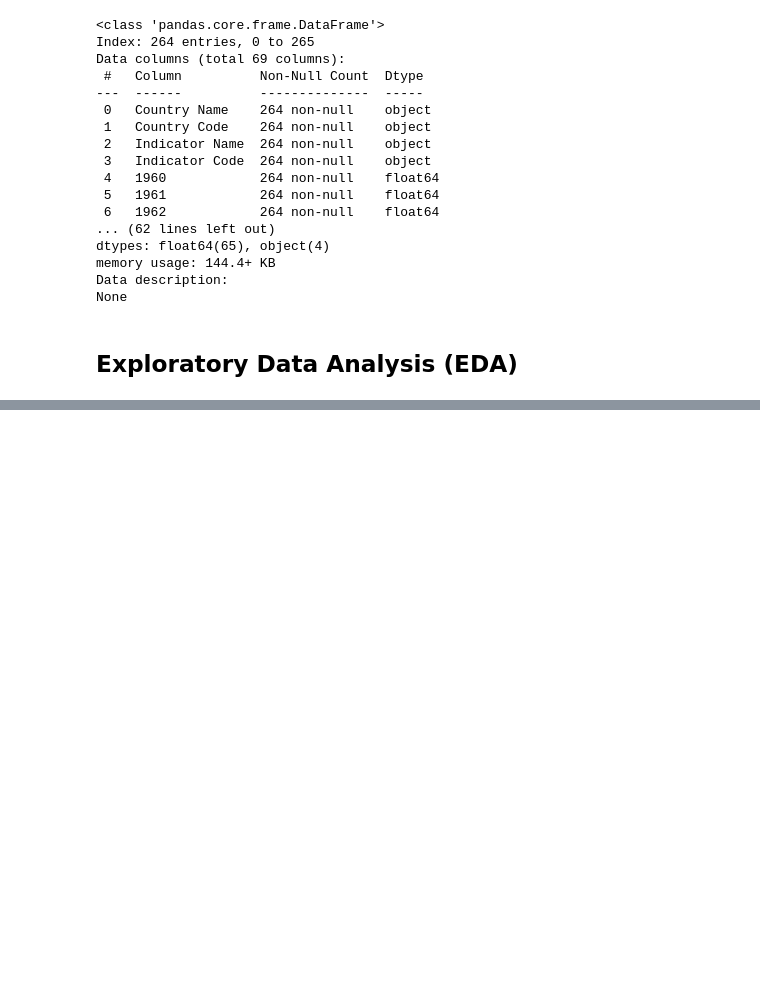
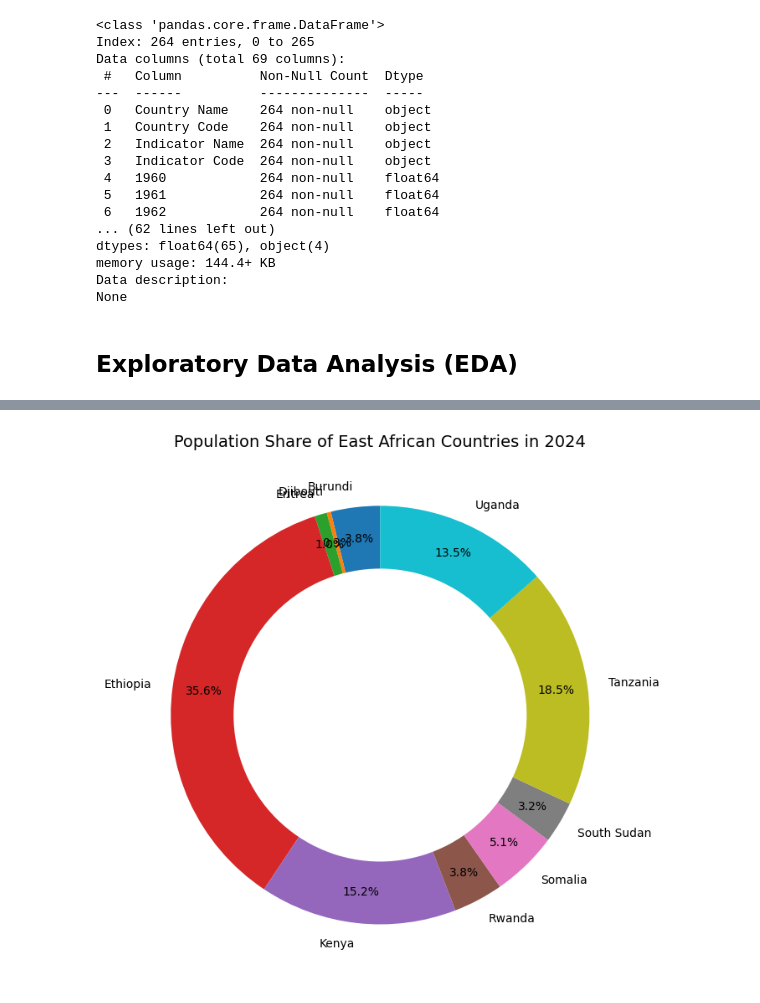
Before and after one commit to Campeon254/PRODIGY_DS_01, a Jupyter notebook: Task 01.ipynb, the cells around one changed output, grey strips where cells are left out. Cells and saved outputs as stored; diff of their text form; code cells hidden in the pictures; blank space fills up the shorter version.

```diff
--- a/Task 01.ipynb
+++ b/Task 01.ipynb
@@ -95,0 +189,25 @@ data.to_csv("cleaned_data.csv", index=False)
+# %%
+year = 2024
+ea_year = ea_data[ea_data["Year"] == year]
+
+# Aggregate per country
+pop_by_country = ea_year.groupby("Country Name")["Population"].sum()
+
+fig, ax = plt.subplots(figsize=(7,7))
+wedges, texts, autotexts = ax.pie(
+    pop_by_country,
+    labels=pop_by_country.index,
+    autopct='%1.1f%%',
+    startangle=90,
+    pctdistance=0.85
+)
+
+# Donut hole
+centre_circle = plt.Circle((0,0),0.70,fc="white")
+fig.gca().add_artist(centre_circle)
+
+ax.set_title(f"Population Share of East African Countries in {year}", fontsize=14)
+plt.tight_layout()
+plt.show()
+# %% [output]
+[figure, added]
```
Also changed, not shown: parts of 12 cells of this notebook, 9 other files.
